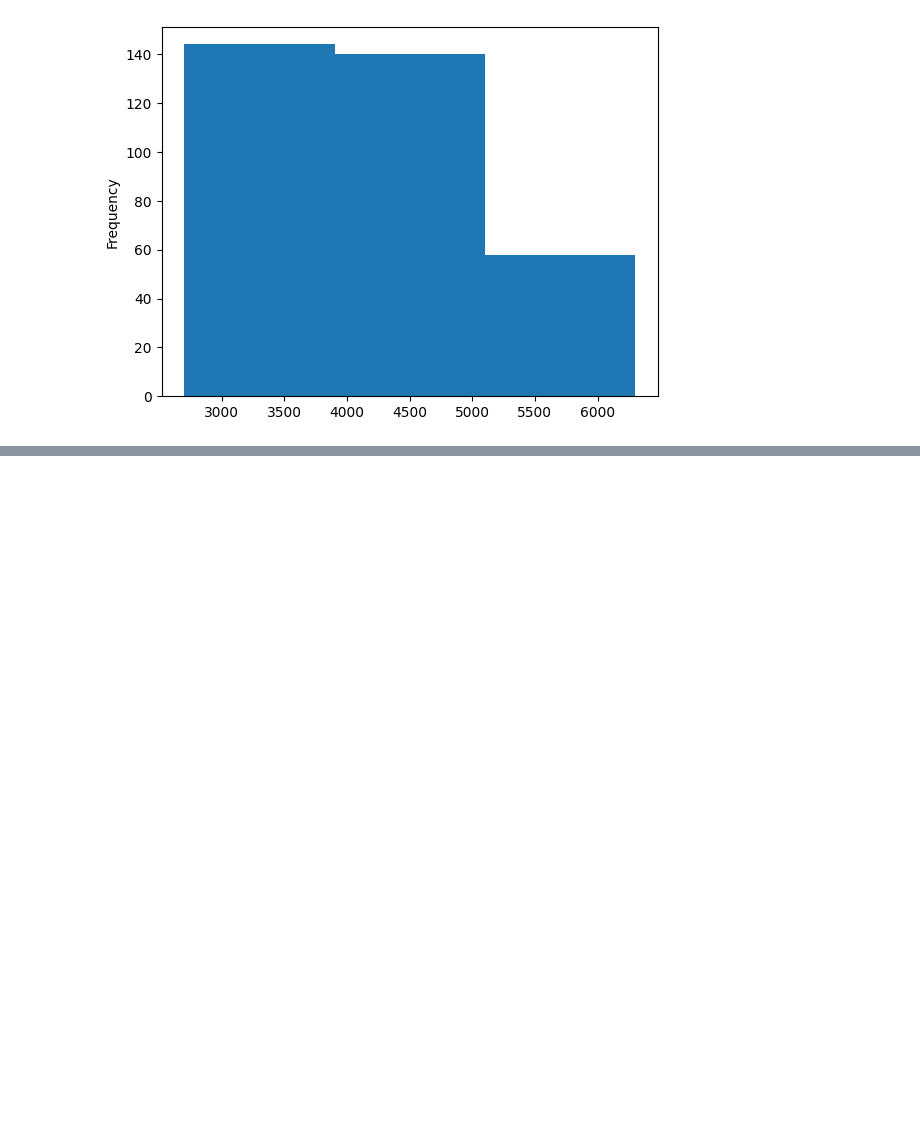
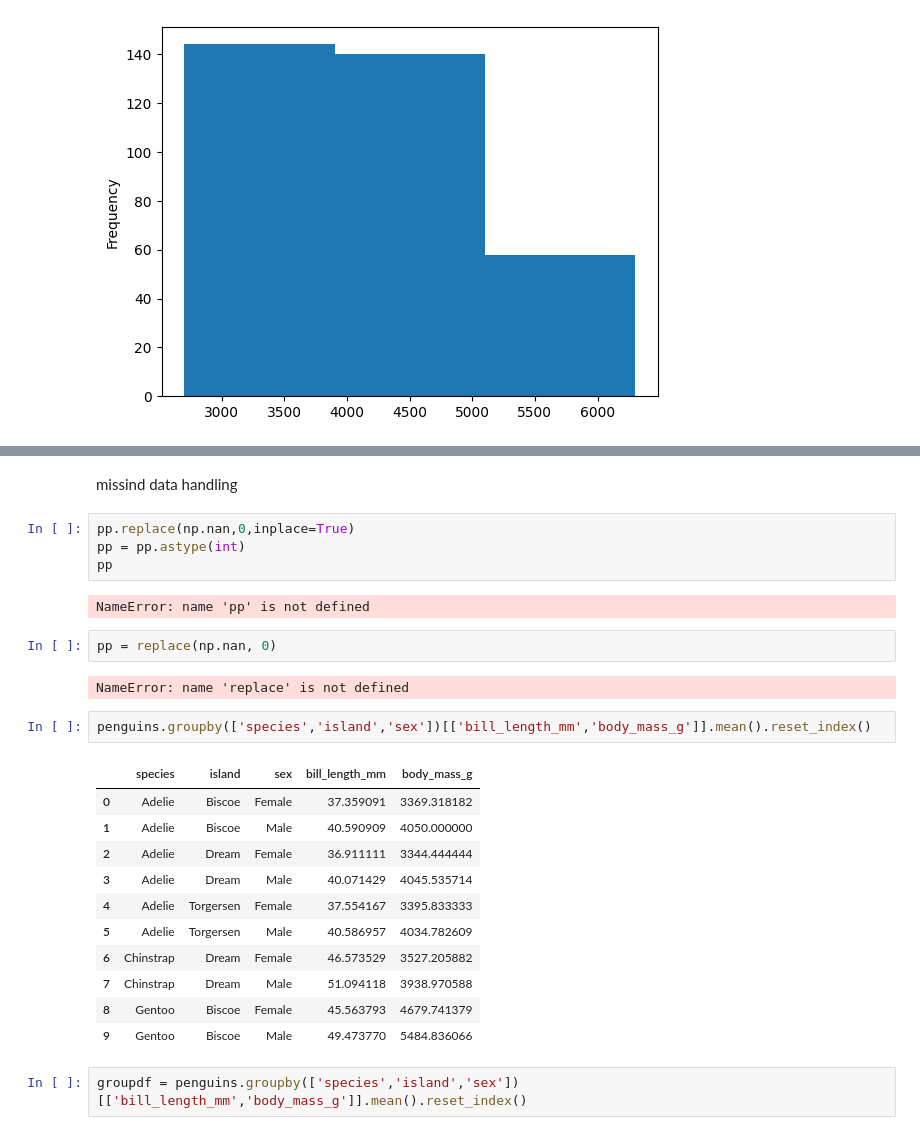
Before and after one commit to namita1005s/digipodium_datascience, a Jupyter notebook: Data_Analysis/data_analysis.ipynb, the cells around one changed output, grey strips where cells are left out. Drawn from its saved outputs; the diff is of its cells as text; blank space fills up the shorter version.

```diff
--- a/data_analysis.ipynb
+++ b/Data_Analysis/data_analysis.ipynb
@@ -511,0 +611,28 @@ penguins['body_mass_g'].plot(kind='hist', bins=3)
+# %% [markdown]
+missind data handling
+# %%
+pp.replace(np.nan,0,inplace=True)
+pp = pp.astype(int)
+pp
+# %% [output]
+NameError: name 'pp' is not defined
+# %%
+pp = replace(np.nan, 0)
+# %% [output]
+NameError: name 'replace' is not defined
+# %%
+penguins.groupby(['species','island','sex'])[['bill_length_mm','body_mass_g']].mean().reset_index()
+# %% [output]
+|  | species | island | sex | bill_length_mm | body_mass_g |
+| 0 | Adelie | Biscoe | Female | 37.359091 | 3369.318182 |
+| 1 | Adelie | Biscoe | Male | 40.590909 | 4050.000000 |
+| 2 | Adelie | Dream | Female | 36.911111 | 3344.444444 |
+| 3 | Adelie | Dream | Male | 40.071429 | 4045.535714 |
+| 4 | Adelie | Torgersen | Female | 37.554167 | 3395.833333 |
+| 5 | Adelie | Torgersen | Male | 40.586957 | 4034.782609 |
+| 6 | Chinstrap | Dream | Female | 46.573529 | 3527.205882 |
+| 7 | Chinstrap | Dream | Male | 51.094118 | 3938.970588 |
+| 8 | Gentoo | Biscoe | Female | 45.563793 | 4679.741379 |
+| 9 | Gentoo | Biscoe | Male | 49.473770 | 5484.836066 |
+# %%
+groupdf = penguins.groupby(['species','island','sex'])[['bill_length_mm','body_mass_g']].mean().reset_index()
```
Also changed, not shown: parts of 22 cells of this notebook, 23 other files.
